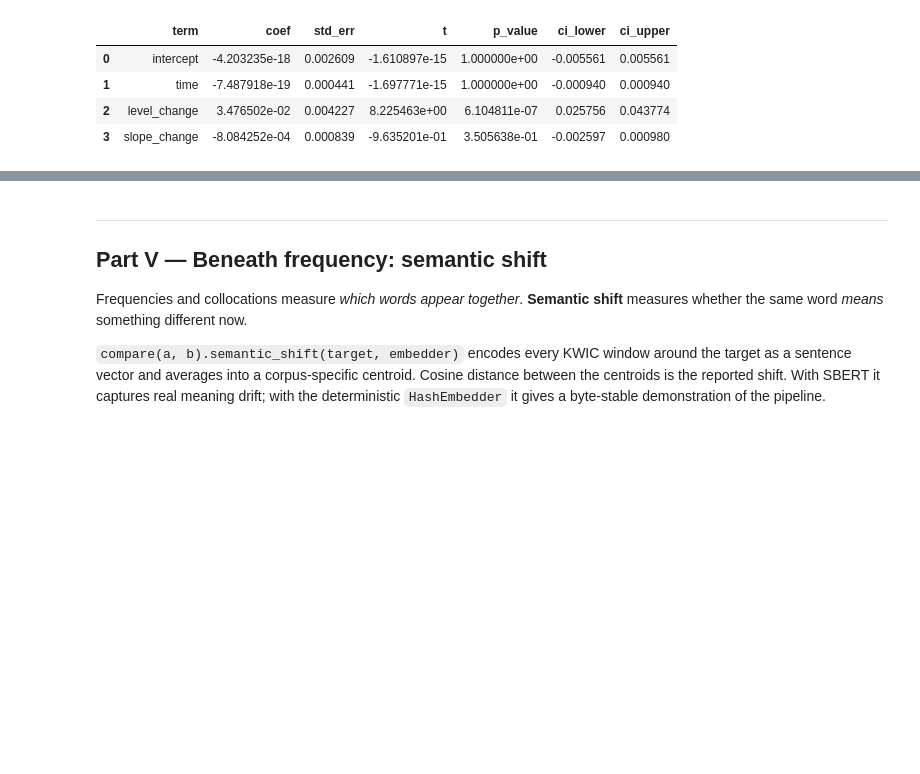
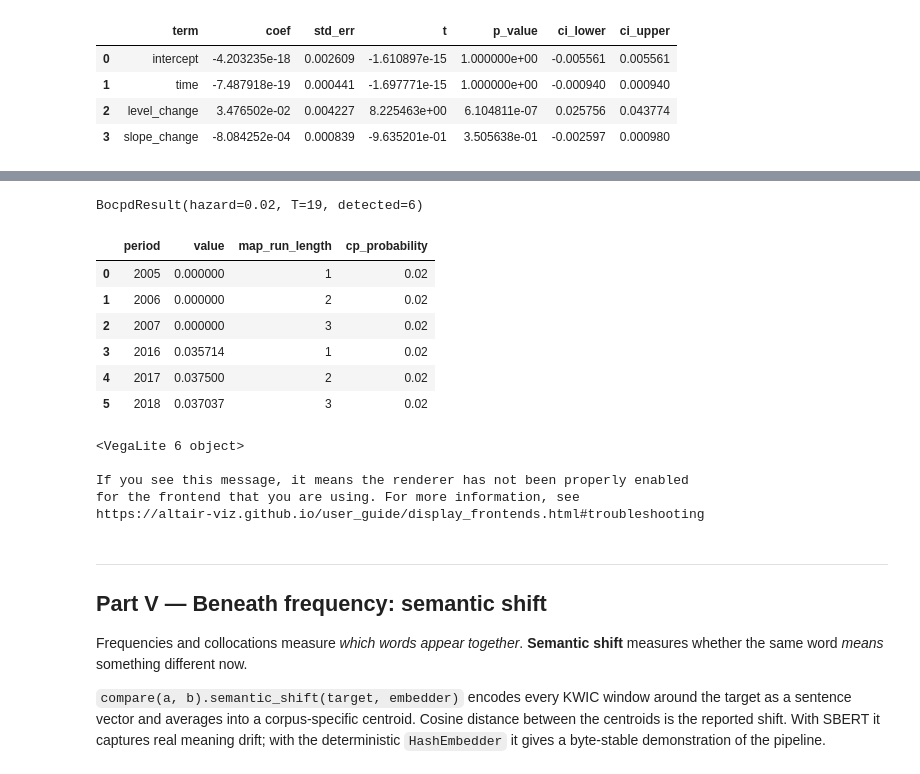
Before and after one commit to jturner-uofl/pycorpdiff, a Jupyter notebook: examples/pycorpdiff_showcase.ipynb, the cells around one changed output, grey strips where cells are left out. Saved outputs shown, nothing was run; the diff lists cells and outputs as text; code cells hidden in the pictures; blank space fills up the shorter version.

```diff
--- a/examples/pycorpdiff_showcase.ipynb
+++ b/examples/pycorpdiff_showcase.ipynb
@@ -442,3 +491,27 @@ trajectory.interrupted_time_series(event_date='2016', target='criminal')
+# %%
+online = trajectory.changepoints_online(
+    target='criminal', hazard=0.02,
+    mu_0=0.0, beta_0=0.0001,
+)
+print(online.summary())
+online.detected_changepoints(threshold=3)
+# %% [output]
+BocpdResult(hazard=0.02, T=19, detected=6)
+|  | period | value | map_run_length | cp_probability |
+| 0 | 2005 | 0.000000 | 1 | 0.02 |
+| 1 | 2006 | 0.000000 | 2 | 0.02 |
+| 2 | 2007 | 0.000000 | 3 | 0.02 |
+| 3 | 2016 | 0.035714 | 1 | 0.02 |
+| 4 | 2017 | 0.037500 | 2 | 0.02 |
+| 5 | 2018 | 0.037037 | 3 | 0.02 |
+# %%
+online.plot()
+# %% [output]
+<VegaLite 6 object>
+
+If you see this message, it means the renderer has not been properly enabled
+for the frontend that you are using. For more information, see
+https://altair-viz.github.io/user_guide/display_frontends.html#troubleshooting
 # %% [markdown]
 ---
 
```
Also changed, not shown: parts of 8 cells of this notebook, 1 other file.
